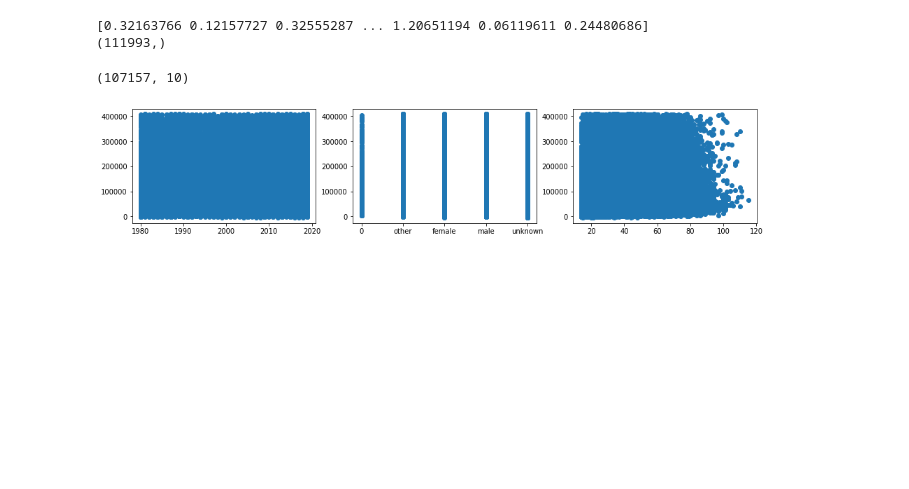
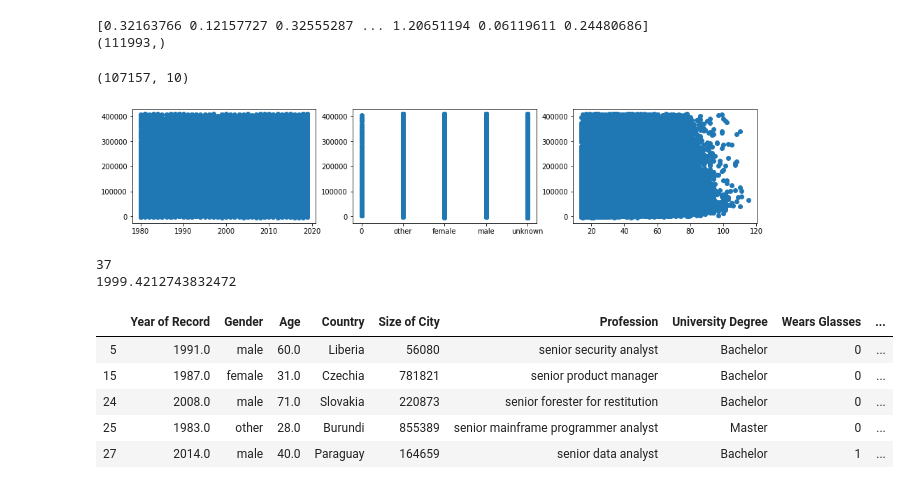
Before and after one commit to calebteo/CS7CS4-A1, a Jupyter notebook: src/Assignment_1.ipynb, the cells around one changed output. Cells and saved outputs as stored; diff of their text form; code cells hidden in the pictures; blank space fills up the shorter version.

```diff
--- a/src/Assignment_1.ipynb
+++ b/src/Assignment_1.ipynb
@@ -677,3 +679,19 @@ plt.show()
 # %% [output]
 (107157, 10)
 [figure]
+# %%
+Raw = main.ReadInData("../data/tcd ml 2019-20 income prediction training (with labels).csv")
+Raw = main.HandleMissingData(Raw)
+Raw['University Degree'] = Raw['University Degree'].replace(['0'], 'No')
+
+sub_df = Raw[Raw['Profession'].str.contains("senior")]
+sub_df.head(5)
+# %% [output]
+37
+1999.4212743832472
+|  | Year of Record | Gender | Age | Country | Size of City | Profession | University Degree | Wears Glasses | ... |
+| 5 | 1991.0 | male | 60.0 | Liberia | 56080 | senior security analyst | Bachelor | 0 | ... |
+| 15 | 1987.0 | female | 31.0 | Czechia | 781821 | senior product manager | Bachelor | 0 | ... |
+| 24 | 2008.0 | male | 71.0 | Slovakia | 220873 | senior forester for restitution | Bachelor | 0 | ... |
+| 25 | 1983.0 | other | 28.0 | Burundi | 855389 | senior mainframe programmer analyst | Master | 0 | ... |
+| 27 | 2014.0 | male | 40.0 | Paraguay | 164659 | senior data analyst | Bachelor | 1 | ... |
```
Also changed, not shown: parts of 12 cells of this notebook, 5 other files.
